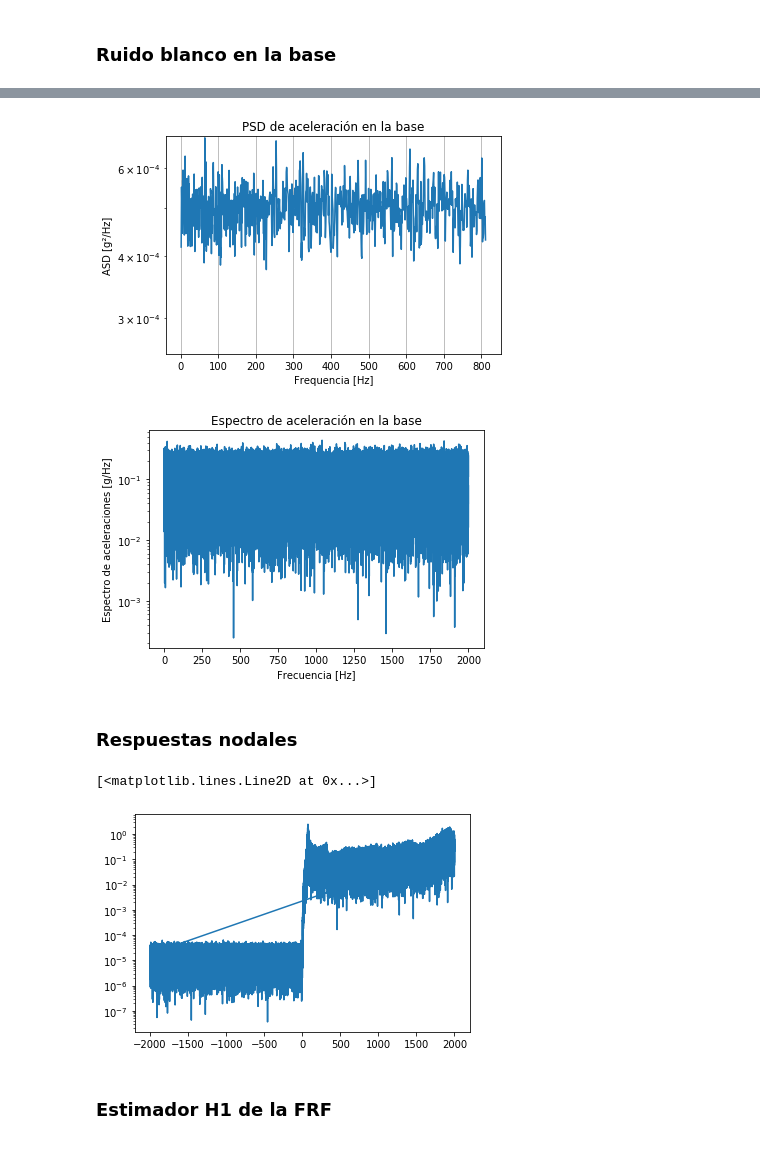
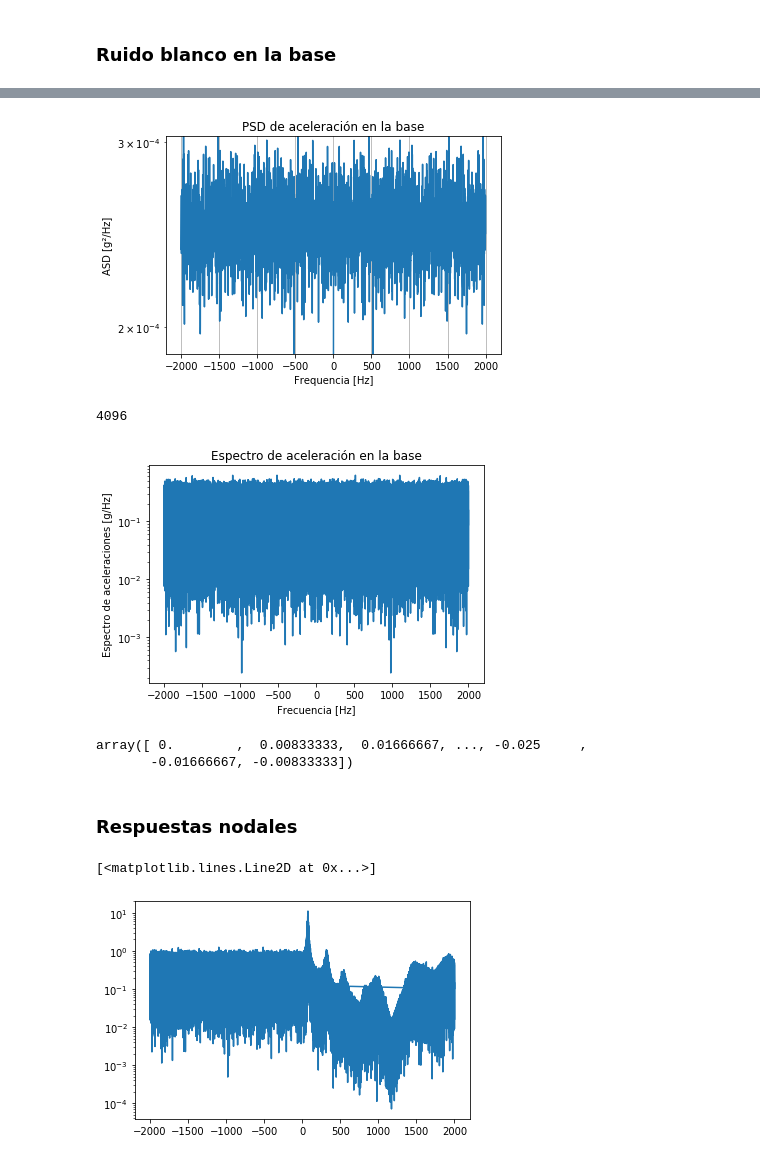
Before and after one commit to rafadodo/atelier, a Jupyter notebook: modal_analysis_from_f06.ipynb, the cells around one changed output, grey strips where cells are left out. Saved outputs shown, nothing was run; the diff lists cells and outputs as text; code cells hidden in the pictures.

```diff
--- a/modal_analysis_from_f06.ipynb
+++ b/modal_analysis_from_f06.ipynb
@@ -9,4 +14,5 @@ import f06_postpro as f06
 # %% [markdown]
 ### Funciones de transferencia nodales por simulación
 # %%
-freq, accel = f06.read_nodes_accel('C:\RUNRUN\sate_corners_sinex.f06')
+freq, accel, nodes = f06.read_nodes_accel('C:\RUNRUN\sate_corners_sinex.f06')
+coords = dat.read_node_coords('C:\RUNRUN\sate_corners_sinex.dat', nodes)
@@ -44,12 +40,15 @@ for node_str in TF_dict.keys():
     node_order[node_str] = col
     TF[:,col:col+3] = TF_dict[node_str]
     col += 3
+# %%
+colors = plt.rcParams['axes.prop_cycle'].by_key()['color'][:total_dofs]
 # %% [markdown]
 ### Ruido blanco en la base
 # %%
 g_rms = 1
-t_end = 60
-delta_t = 1/4000
+t_end = 120
+f_s = 4000
+delta_t = 1/f_s
 t = np.linspace(0, t_end, int(t_end/delta_t))
 Ug_time = g_rms * np.random.normal(size=len(t))
 # %%
@@ -64,15 +61,15 @@ ax.grid(True, markevery=1)
 # %%
 # PSD de aceleraciones en la base
-nperseg = 4094
+nperseg = 4096
 Ug_psd_freq, Ug_psd = signal.welch(Ug_time,
-                      fs=1./(delta_t), # sample rate
+                      fs=f_s, # sample rate
                       window='hamming', # apply a Hanning window before taking the DFT
                       nperseg=nperseg, # compute periodograms of 256-long segments of x
                       detrend='constant', # detrend x by subtracting the mean)
-                      return_onesided=True)
+                      return_onesided=False)
 
 plt.figure()
-plt.semilogy(freq[1:len(Ug_psd)//2], Ug_psd[1:len(Ug_psd)//2])
+plt.semilogy(Ug_psd_freq, Ug_psd)
 plt.title('PSD de aceleración en la base')
 plt.ylim([np.min(Ug_psd[1:]), np.max(Ug_psd[1:])])
 plt.xlabel('Frequencia [Hz]')
@@ -80,20 +77,34 @@ plt.ylabel('ASD [g²/Hz]')
 plt.grid()
 plt.show()
 # %% [output]
-[figure, old version]
+[figure, new version]
+# %%
+len(Ug_psd)
+# %% [output]
+4096
 # %%
 # Transformada de Fourier de aceleraciones en la base
-Ug_fft = np.fft.fft(Ug_time) * delta_t
-Ug_fft_freq = np.fft.fftfreq(len(t), d=delta_t)
-
+Ug_fft_twosided = np.fft.fft(Ug_time) * delta_t
+Ug_fft_freq_twosided = np.fft.fftfreq(len(t), d=delta_t)
+# onesided_2kHz_size = len(Ug_fft_twosided)//4
+# delta_t_2kHz = delta_t * 2
+# Ug_fft_freq = Ug_fft_freq_twosided[:onesided_2kHz_size]
+# Ug_fft = 2*Ug_fft_twosided[:onesided_2kHz_size]
+Ug_fft = Ug_fft_twosided
+Ug_fft_freq = Ug_fft_freq_twosided
 plt.figure()
-plt.semilogy(Ug_fft_freq[:len(Ug_fft_freq)//2], abs(Ug_fft[:len(Ug_fft_freq)//2]))
+plt.semilogy(Ug_fft_freq, abs(Ug_fft))
 plt.title('Espectro de aceleración en la base')
 plt.xlabel('Frecuencia [Hz]')
 plt.ylabel('Espectro de aceleraciones [g/Hz]')
 plt.show()
 # %% [output]
-[figure, old version]
+[figure, new version]
+# %%
+Ug_fft_freq
+# %% [output]
+array([ 0.        ,  0.00833333,  0.01666667, ..., -0.025     ,
+       -0.01666667, -0.00833333])
 # %% [markdown]
 ### Respuestas nodales
 # %%
@@ -105,12 +116,10 @@ for dof in range(TF.shape[1]):
 # Espectros de respuesta
 ddotY_fft = (TF_inter.T*Ug_fft).T
 # %%
-plt.semilogy(Ug_fft_freq, np.abs(ddotY_fft[:,5]))
+plt.semilogy(Ug_fft_freq, np.abs(ddotY_fft[:,15]))
 # %% [output]
 [<matplotlib.lines.Line2D at 0x...>]
-[figure, old version]
+[figure, new version]
 # %%
 # Respuestas temporales
 ddotY_time = fftpack.ifft(ddotY_fft, axis=0)
-# %% [markdown]
-### Estimador H1 de la FRF
```
Also changed, not shown: parts of 43 cells of this notebook, 1 other file.
